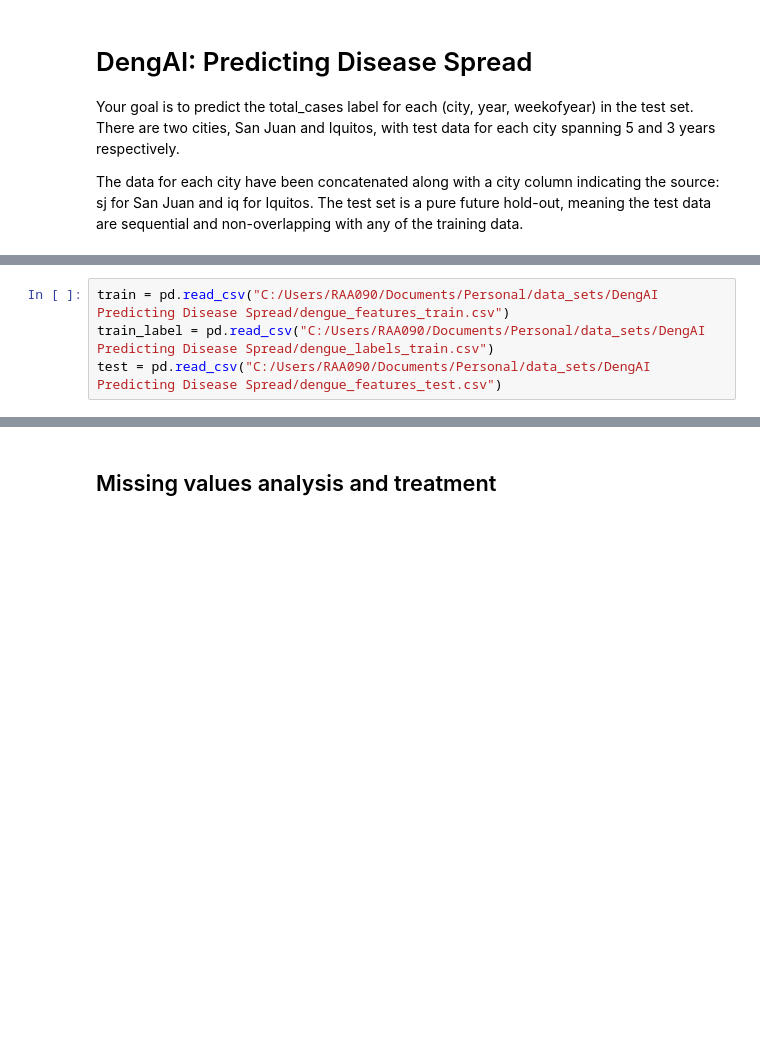
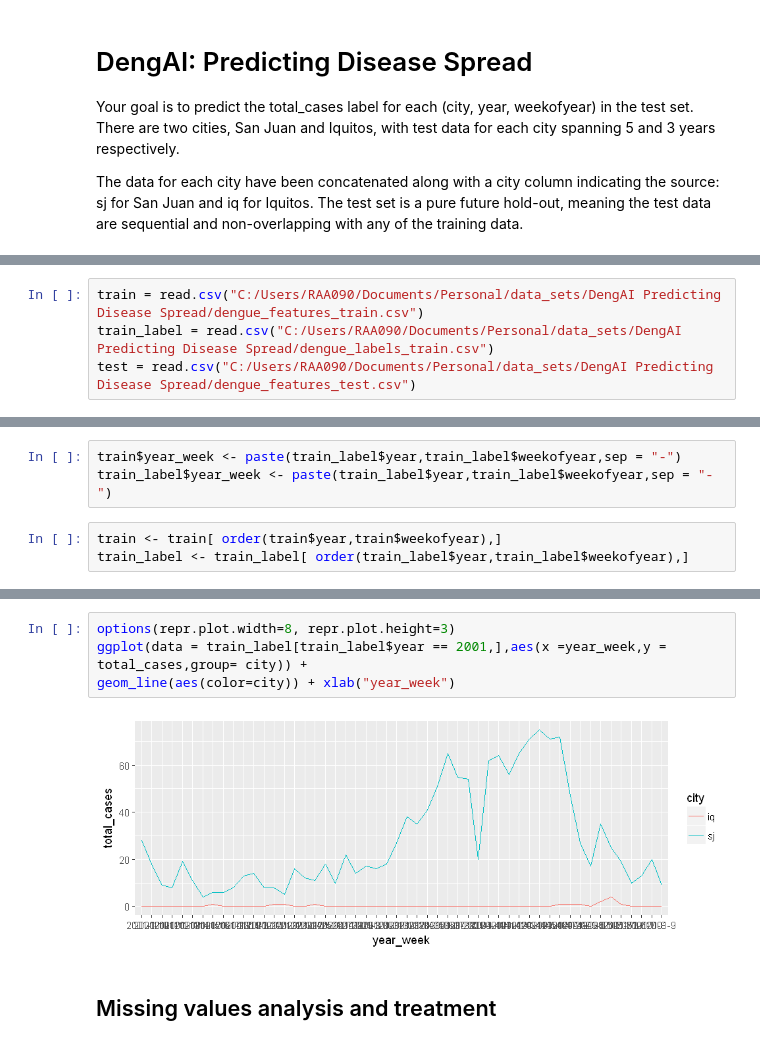
Before and after one commit to rehanali/DengAI-Predicting-Disease-Spread, a Jupyter notebook: dengue_prediction.ipynb, the cells around one changed output, grey strips where cells are left out. Drawn from its saved outputs; the diff is of its cells as text; blank space fills up the shorter version.

```diff
--- a/dengue_prediction.ipynb
+++ b/dengue_prediction.ipynb
@@ -9,4 +14,4 @@ import numpy as np
 # %%
-train = pd.read_csv("C:/Users/RAA090/Documents/Personal/data_sets/DengAI Predicting Disease Spread/dengue_features_train.csv")
-train_label = pd.read_csv("C:/Users/RAA090/Documents/Personal/data_sets/DengAI Predicting Disease Spread/dengue_labels_train.csv")
-test = pd.read_csv("C:/Users/RAA090/Documents/Personal/data_sets/DengAI Predicting Disease Spread/dengue_features_test.csv")
+train = read.csv("C:/Users/RAA090/Documents/Personal/data_sets/DengAI Predicting Disease Spread/dengue_features_train.csv")
+train_label = read.csv("C:/Users/RAA090/Documents/Personal/data_sets/DengAI Predicting Disease Spread/dengue_labels_train.csv")
+test = read.csv("C:/Users/RAA090/Documents/Personal/data_sets/DengAI Predicting Disease Spread/dengue_features_test.csv")
@@ -98,0 +90,6 @@ train[all_feature].describe().transpose()
+# %%
+train$year_week <- paste(train_label$year,train_label$weekofyear,sep = "-")
+train_label$year_week <- paste(train_label$year,train_label$weekofyear,sep = "-")
+# %%
+train <- train[ order(train$year,train$weekofyear),]
+train_label <- train_label[ order(train_label$year,train_label$weekofyear),]
@@ -99,3 +116,9 @@ train[all_feature].describe().transpose()
+# %%
+options(repr.plot.width=8, repr.plot.height=3)
+ggplot(data = train_label[train_label$year == 2001,],aes(x =year_week,y = total_cases,group= city)) +
+geom_line(aes(color=city)) + xlab("year_week")
+# %% [output]
+[figure, added]
 # %% [markdown]
 ## Missing values analysis and treatment
 # %%
```
Also changed, not shown: parts of 27 cells of this notebook.
